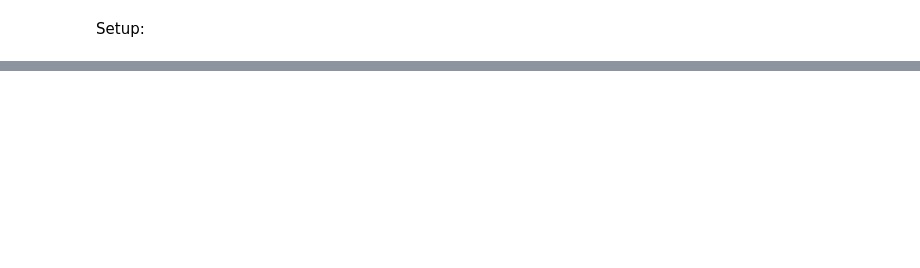
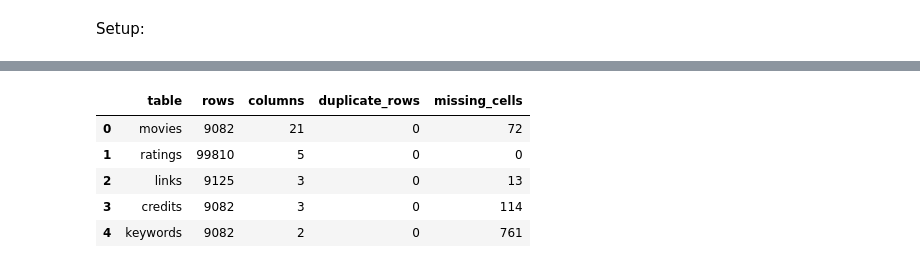
Before and after one commit to tmack92/mackay_tim_ban5003_sem_project_movies, a Jupyter notebook: notebooks/ban5003project.ipynb, the cells around one changed output, grey strips where cells are left out. Saved outputs shown, nothing was run; the diff lists cells and outputs as text; code cells hidden in the pictures; blank space fills up the shorter version.

```diff
--- a/notebooks/ban5003project.ipynb
+++ b/notebooks/ban5003project.ipynb
@@ -21,0 +190,18 @@ pd.set_option("display.max_columns", 100)
+# %%
+profile_rows = []
+for name, df in tables.items():
+    profile_rows.append({
+        'table': name,
+        'rows': len(df),
+        'columns': df.shape[1],
+        'duplicate_rows': int(df.duplicated().sum()),
+        'missing_cells': int(df.isna().sum().sum()),
+    })
+pd.DataFrame(profile_rows)
+# %% [output]
+|  | table | rows | columns | duplicate_rows | missing_cells |
+| 0 | movies | 9082 | 21 | 0 | 72 |
+| 1 | ratings | 99810 | 5 | 0 | 0 |
+| 2 | links | 9125 | 3 | 0 | 13 |
+| 3 | credits | 9082 | 3 | 0 | 114 |
+| 4 | keywords | 9082 | 2 | 0 | 761 |
```
Also changed, not shown: parts of 12 cells of this notebook, 4 other files.
